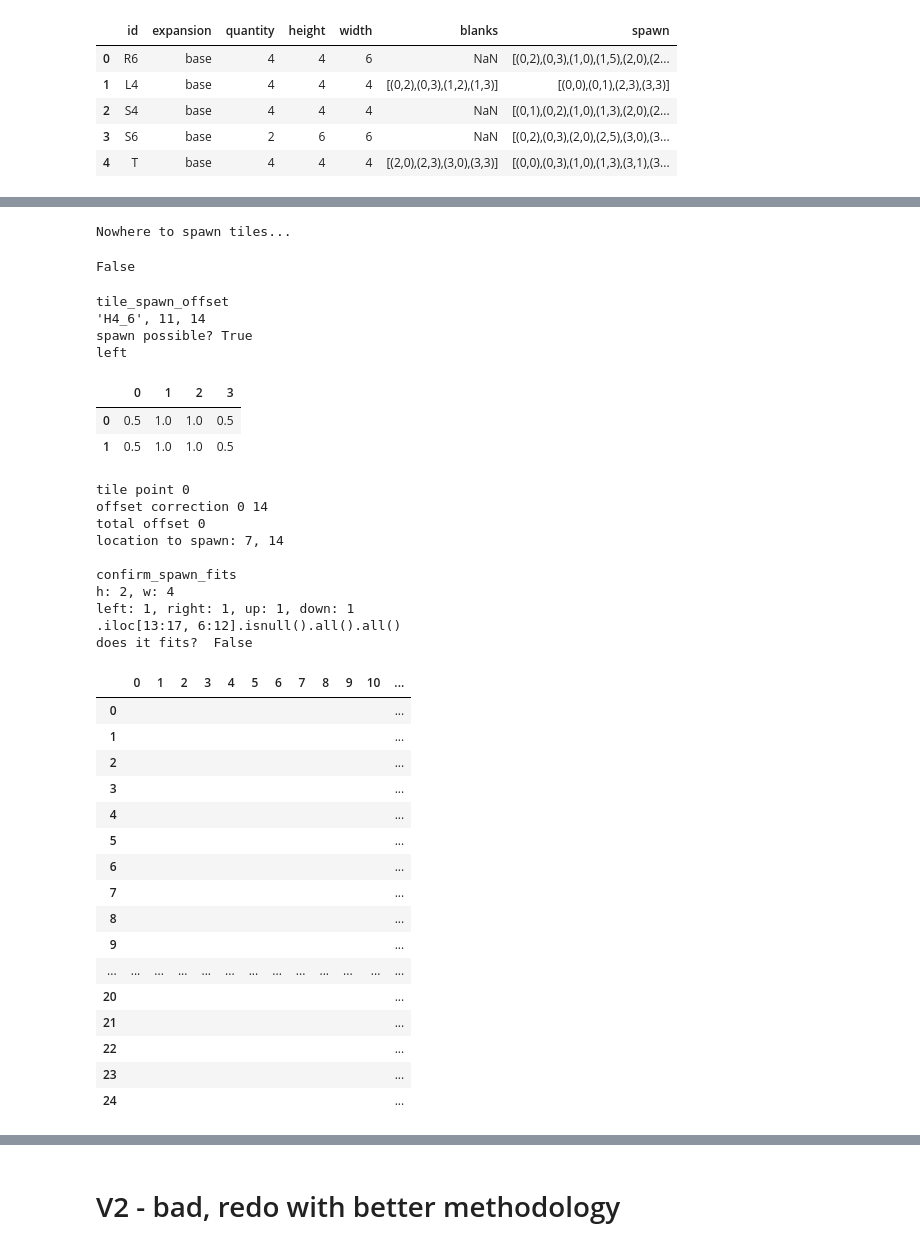
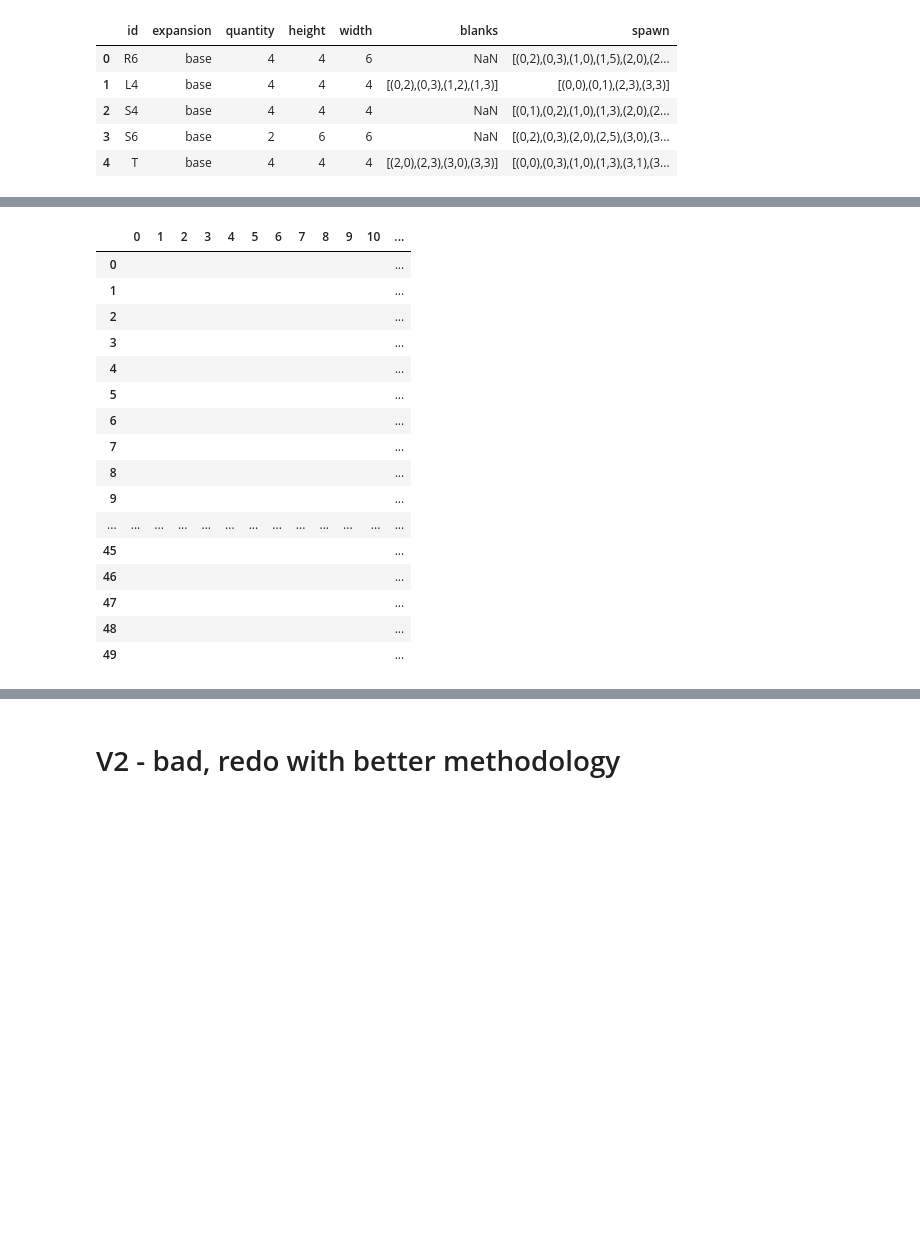
Before and after one commit to KevinCarr42/Descent_AI, a Jupyter notebook: DescentMapGenerator.ipynb, the cells around one changed output, grey strips where cells are left out. Cells and saved outputs as stored; diff of their text form; code cells hidden in the pictures; blank space fills up the shorter version.

```diff
--- a/DescentMapGenerator.ipynb
+++ b/DescentMapGenerator.ipynb
@@ -678,15 +708,0 @@ main.spawn_tile('T_1')
-# %%
-main.spawn_tile()
-# %% [output]
-Nowhere to spawn tiles...
-# %%
-name_of_tile = 'R6_1'
-x, y = 10, 15
-up, down, left, right = 1, 1, 1, 1
-
-tile = main.map_tiles_obj.unused_tiles[name_of_tile]
-h, w = tile.shape
-
-main.grid_map.iloc[y-up:y+h+down, x-left:x+w+right].isnull().all().all()
-# %% [output]
-False
@@ -696,37 +709,22 @@ False
-# %%
-main.spawn_tile()
-# %% [output]
-tile_spawn_offset
-'H4_6', 11, 14
-spawn possible? True
-left
-|  | 0 | 1 | 2 | 3 |
-| 0 | 0.5 | 1.0 | 1.0 | 0.5 |
-| 1 | 0.5 | 1.0 | 1.0 | 0.5 |
-tile point 0
-offset correction 0 14
-total offset 0
-location to spawn: 7, 14
-
-confirm_spawn_fits
-h: 2, w: 4
-left: 1, right: 1, up: 1, down: 1
-.iloc[13:17, 6:12].isnull().all().all()
-does it fits?  False
-|  | 0 | 1 | 2 | 3 | 4 | 5 | 6 | 7 | 8 | 9 | 10 | ... |
-| 0 |  |  |  |  |  |  |  |  |  |  |  | ... |
-| 1 |  |  |  |  |  |  |  |  |  |  |  | ... |
-| 2 |  |  |  |  |  |  |  |  |  |  |  | ... |
-| 3 |  |  |  |  |  |  |  |  |  |  |  | ... |
-| 4 |  |  |  |  |  |  |  |  |  |  |  | ... |
-| 5 |  |  |  |  |  |  |  |  |  |  |  | ... |
-| 6 |  |  |  |  |  |  |  |  |  |  |  | ... |
-| 7 |  |  |  |  |  |  |  |  |  |  |  | ... |
-| 8 |  |  |  |  |  |  |  |  |  |  |  | ... |
-| 9 |  |  |  |  |  |  |  |  |  |  |  | ... |
-| ... | ... | ... | ... | ... | ... | ... | ... | ... | ... | ... | ... | ... |
-| 20 |  |  |  |  |  |  |  |  |  |  |  | ... |
-| 21 |  |  |  |  |  |  |  |  |  |  |  | ... |
-| 22 |  |  |  |  |  |  |  |  |  |  |  | ... |
-| 23 |  |  |  |  |  |  |  |  |  |  |  | ... |
-| 24 |  |  |  |  |  |  |  |  |  |  |  | ... |
+# %%
+for _ in range(50):
+    main.spawn_tile(show=False)
+main.grid_map.fillna('')
+# %% [output]
+|  | 0 | 1 | 2 | 3 | 4 | 5 | 6 | 7 | 8 | 9 | 10 | ... |
+| 0 |  |  |  |  |  |  |  |  |  |  |  | ... |
+| 1 |  |  |  |  |  |  |  |  |  |  |  | ... |
+| 2 |  |  |  |  |  |  |  |  |  |  |  | ... |
+| 3 |  |  |  |  |  |  |  |  |  |  |  | ... |
+| 4 |  |  |  |  |  |  |  |  |  |  |  | ... |
+| 5 |  |  |  |  |  |  |  |  |  |  |  | ... |
+| 6 |  |  |  |  |  |  |  |  |  |  |  | ... |
+| 7 |  |  |  |  |  |  |  |  |  |  |  | ... |
+| 8 |  |  |  |  |  |  |  |  |  |  |  | ... |
+| 9 |  |  |  |  |  |  |  |  |  |  |  | ... |
+| ... | ... | ... | ... | ... | ... | ... | ... | ... | ... | ... | ... | ... |
+| 45 |  |  |  |  |  |  |  |  |  |  |  | ... |
+| 46 |  |  |  |  |  |  |  |  |  |  |  | ... |
+| 47 |  |  |  |  |  |  |  |  |  |  |  | ... |
+| 48 |  |  |  |  |  |  |  |  |  |  |  | ... |
+| 49 |  |  |  |  |  |  |  |  |  |  |  | ... |
```
Also changed, not shown: parts of 5 cells of this notebook.
